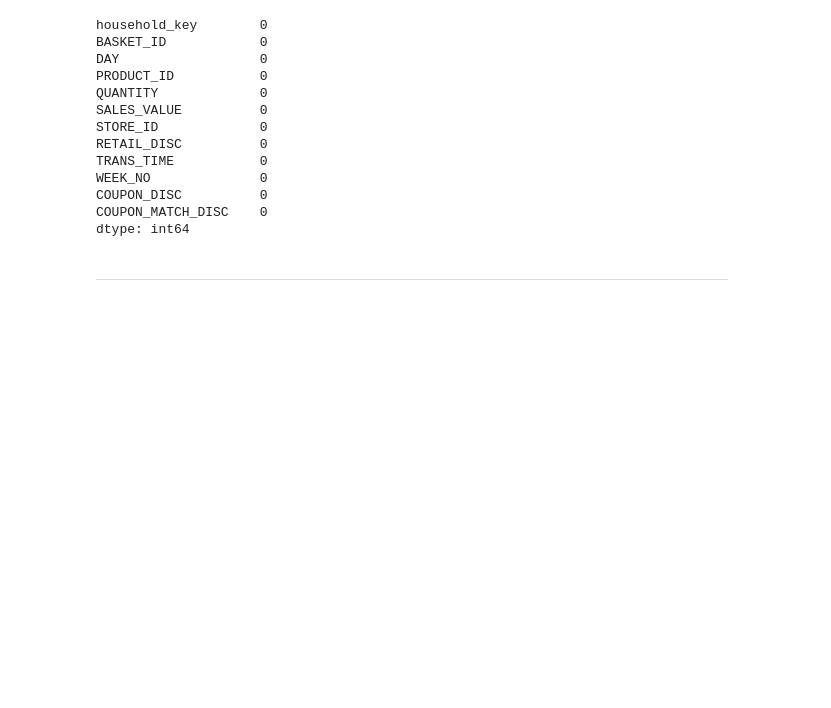
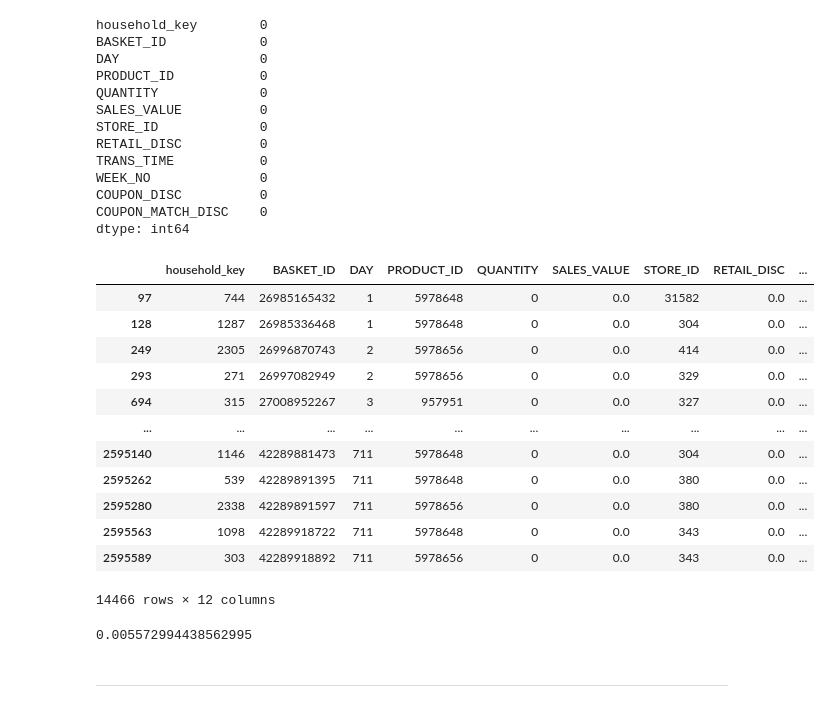
Before and after one commit to Medkallel/Dunhumby-The-complete-Journey-Dashboard, a Jupyter notebook: Src/Data_Exploration-Preprocessing.ipynb, the cells around one changed output. Drawn from its saved outputs; the diff is of its cells as text; code cells hidden in the pictures; blank space fills up the shorter version.

```diff
--- a/Src/Data_Exploration-Preprocessing.ipynb
+++ b/Src/Data_Exploration-Preprocessing.ipynb
@@ -524,3 +524,23 @@ WEEK_NO              0
 COUPON_DISC          0
 COUPON_MATCH_DISC    0
 dtype: int64
+# %%
+df_trnsct[df_trnsct['QUANTITY']==0]
+# %% [output]
+|  | household_key | BASKET_ID | DAY | PRODUCT_ID | QUANTITY | SALES_VALUE | STORE_ID | RETAIL_DISC | ... |
+| 97 | 744 | 26985165432 | 1 | 5978648 | 0 | 0.0 | 31582 | 0.0 | ... |
+| 128 | 1287 | 26985336468 | 1 | 5978648 | 0 | 0.0 | 304 | 0.0 | ... |
+| 249 | 2305 | 26996870743 | 2 | 5978656 | 0 | 0.0 | 414 | 0.0 | ... |
+| 293 | 271 | 26997082949 | 2 | 5978656 | 0 | 0.0 | 329 | 0.0 | ... |
+| 694 | 315 | 27008952267 | 3 | 957951 | 0 | 0.0 | 327 | 0.0 | ... |
+| ... | ... | ... | ... | ... | ... | ... | ... | ... | ... |
+| 2595140 | 1146 | 42289881473 | 711 | 5978648 | 0 | 0.0 | 304 | 0.0 | ... |
+| 2595262 | 539 | 42289891395 | 711 | 5978648 | 0 | 0.0 | 380 | 0.0 | ... |
+| 2595280 | 2338 | 42289891597 | 711 | 5978656 | 0 | 0.0 | 380 | 0.0 | ... |
+| 2595563 | 1098 | 42289918722 | 711 | 5978648 | 0 | 0.0 | 343 | 0.0 | ... |
+| 2595589 | 303 | 42289918892 | 711 | 5978656 | 0 | 0.0 | 343 | 0.0 | ... |
+14466 rows × 12 columns
+# %%
+len(df_trnsct[df_trnsct['QUANTITY']==0])/len(df_trnsct)
+# %% [output]
+0.005572994438562995
```
Also changed, not shown: parts of 9 cells of this notebook, 5 other files.
